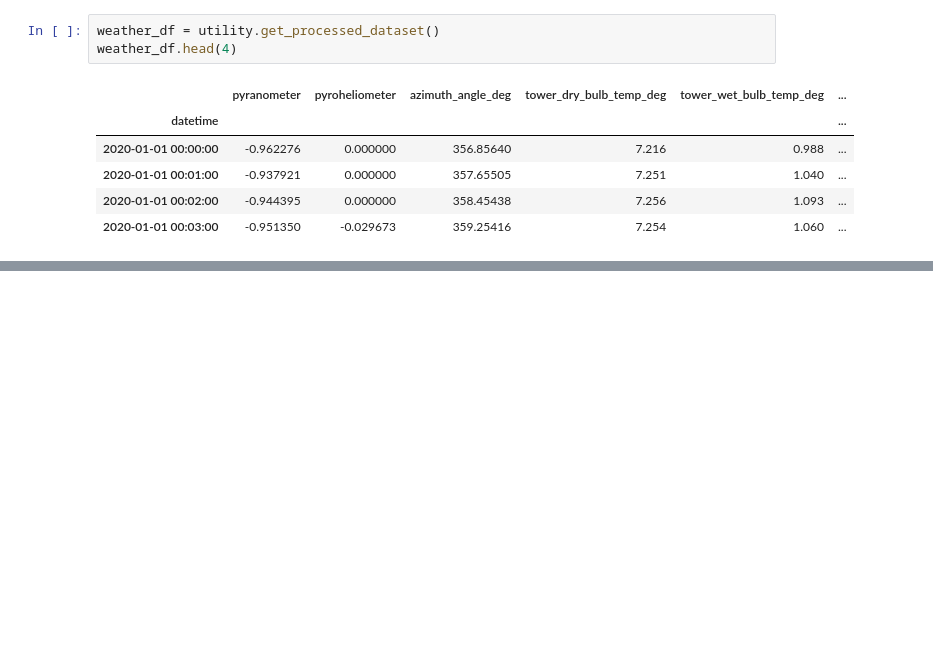
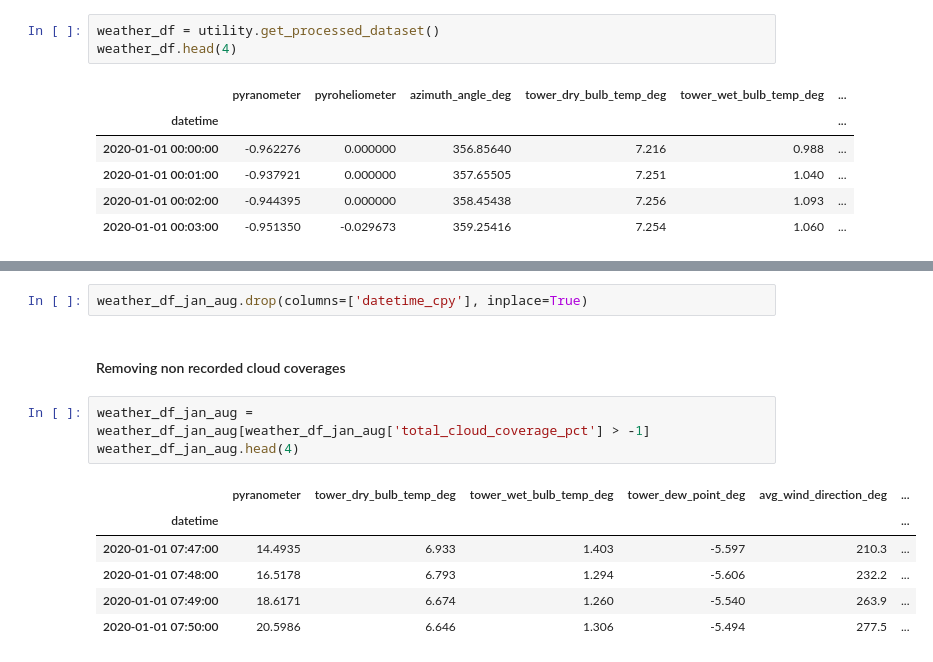
Before and after one commit to mrutyunjay17/solar-cloud-coverage-prediction, a Jupyter notebook: experiment_1.ipynb, the cells around one changed output, grey strips where cells are left out. Saved outputs shown, nothing was run; the diff lists cells and outputs as text; blank space fills up the shorter version.

```diff
--- a/experiment_1.ipynb
+++ b/experiment_1.ipynb
@@ -37,0 +97,14 @@ training_dataset = utility.series_to_supervised(weather_df_1day)
+# %%
+weather_df_jan_aug.drop(columns=['datetime_cpy'], inplace=True)
+# %% [markdown]
+#### Removing non recorded cloud coverages
+# %%
+weather_df_jan_aug = weather_df_jan_aug[weather_df_jan_aug['total_cloud_coverage_pct'] > -1]
+weather_df_jan_aug.head(4)
+# %% [output]
+|  | pyranometer | tower_dry_bulb_temp_deg | tower_wet_bulb_temp_deg | tower_dew_point_deg | avg_wind_direction_deg | ... |
+| datetime |  |  |  |  |  | ... |
+| 2020-01-01 07:47:00 | 14.4935 | 6.933 | 1.403 | -5.597 | 210.3 | ... |
+| 2020-01-01 07:48:00 | 16.5178 | 6.793 | 1.294 | -5.606 | 232.2 | ... |
+| 2020-01-01 07:49:00 | 18.6171 | 6.674 | 1.260 | -5.540 | 263.9 | ... |
+| 2020-01-01 07:50:00 | 20.5986 | 6.646 | 1.306 | -5.494 | 277.5 | ... |
```
Also changed, not shown: parts of 34 cells of this notebook, 1 other file.
